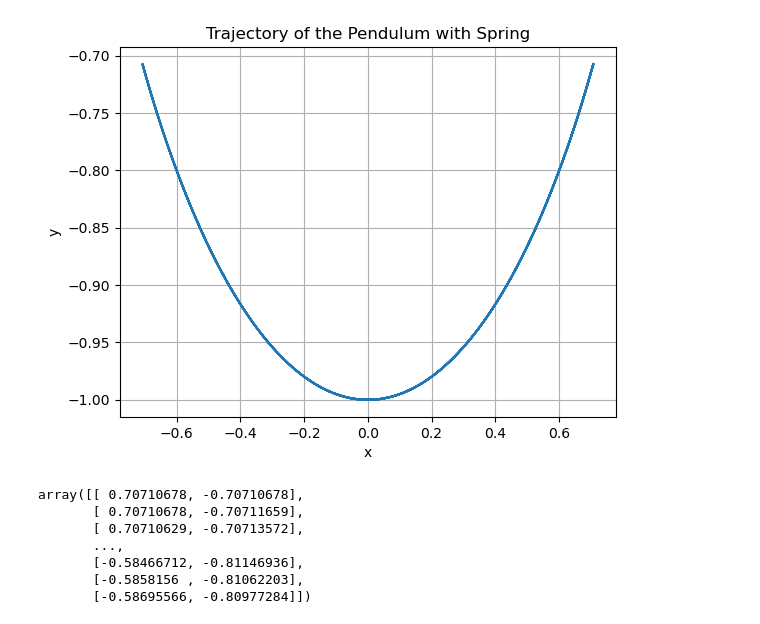
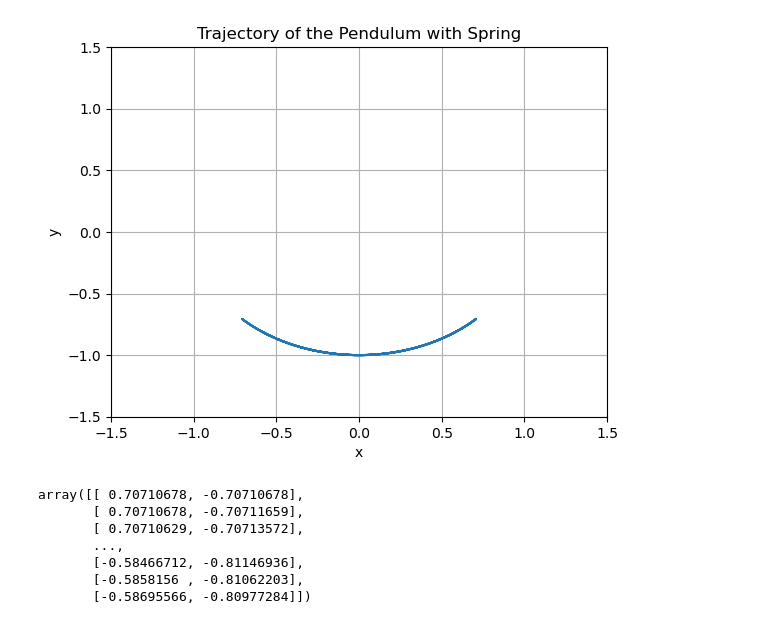
Before and after one commit to NitzanBarEitan/Ants, a Jupyter notebook: pendulum_simulation.ipynb, the cells around one changed output. Drawn from its saved outputs; the diff is of its cells as text; code cells hidden in the pictures.

```diff
--- a/pendulum_simulation.ipynb
+++ b/pendulum_simulation.ipynb
@@ -28,37 +28,36 @@ for i in range(n - 1):
     # Calculate the spring force magnitude
     F_s = - k * (l - l0)
 
     # Normalize the direction vector
     dir_x = x[i][0] / l # sin(theta)
     dir_y = x[i][1] / l # cos(theta)
 
     sigmaF = np.array([dir_x * F_s, dir_y * F_s - m * g])
 
     # Update acceleration
     a[i + 1] = sigmaF / m
 
     # Update velocity
     v[i + 1] = v[i] + dt * a[i + 1]
 
     # Update position
     x[i + 1] = x[i] + dt * v[i + 1]
 
     # Update time
     t[i + 1] = t[i] + dt
 
 # Plotting the trajectory
 plt.plot(x[:, 0], x[:, 1])
-# plt.xlim(-1.5,1.5)
-# plt.ylim(-1.5,1.5)
+plt.xlim(-1.5,1.5)
+plt.ylim(-1.5,1.5)
 plt.xlabel('x')
 plt.ylabel('y')
 plt.title('Trajectory of the Pendulum with Spring')
 plt.grid(True)
 plt.show()
-
 x
 # %% [output]
-[figure, old version]
+[figure, new version]
 array([[ 0.70710678, -0.70710678],
        [ 0.70710678, -0.70711659],
        [ 0.70710629, -0.70713572],
```
Also changed, not shown: parts of 2 cells of this notebook.
